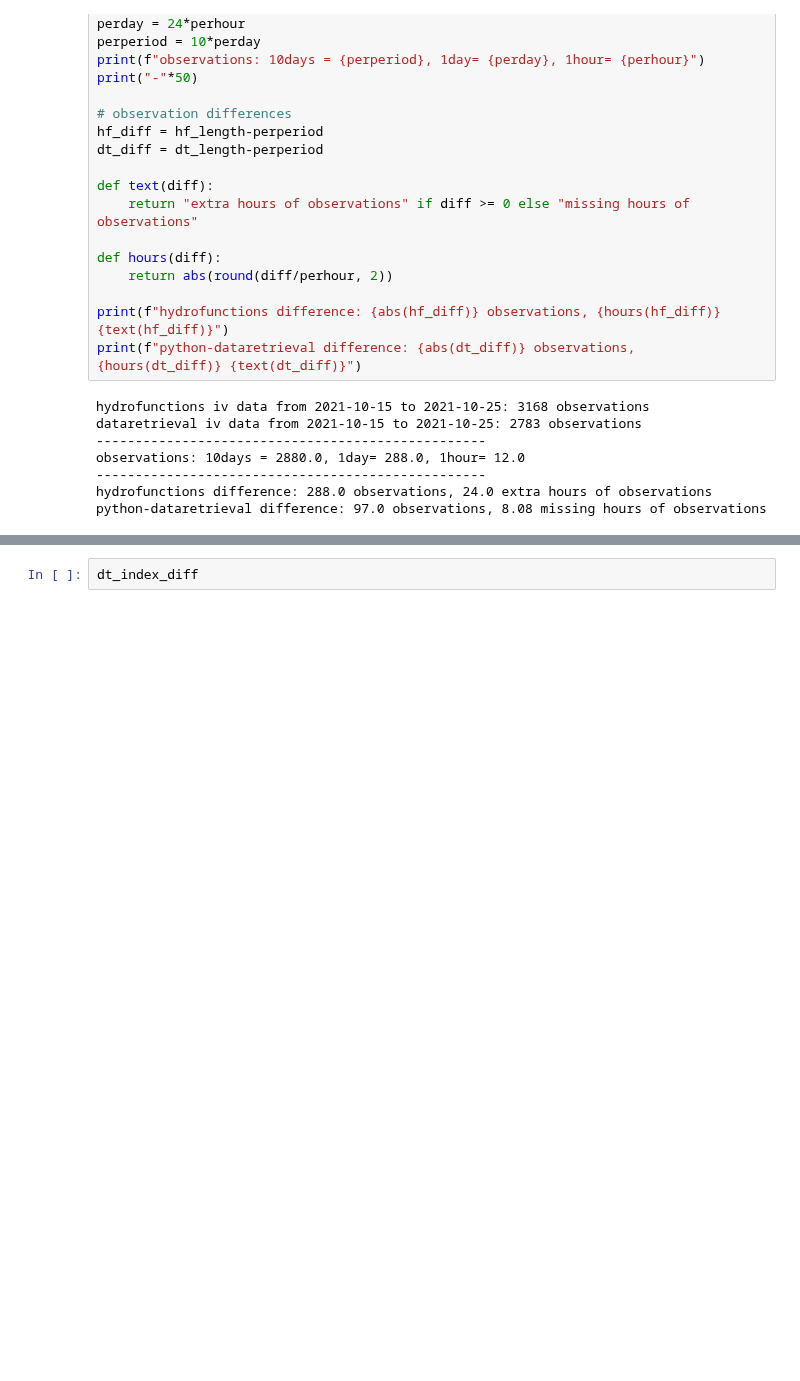
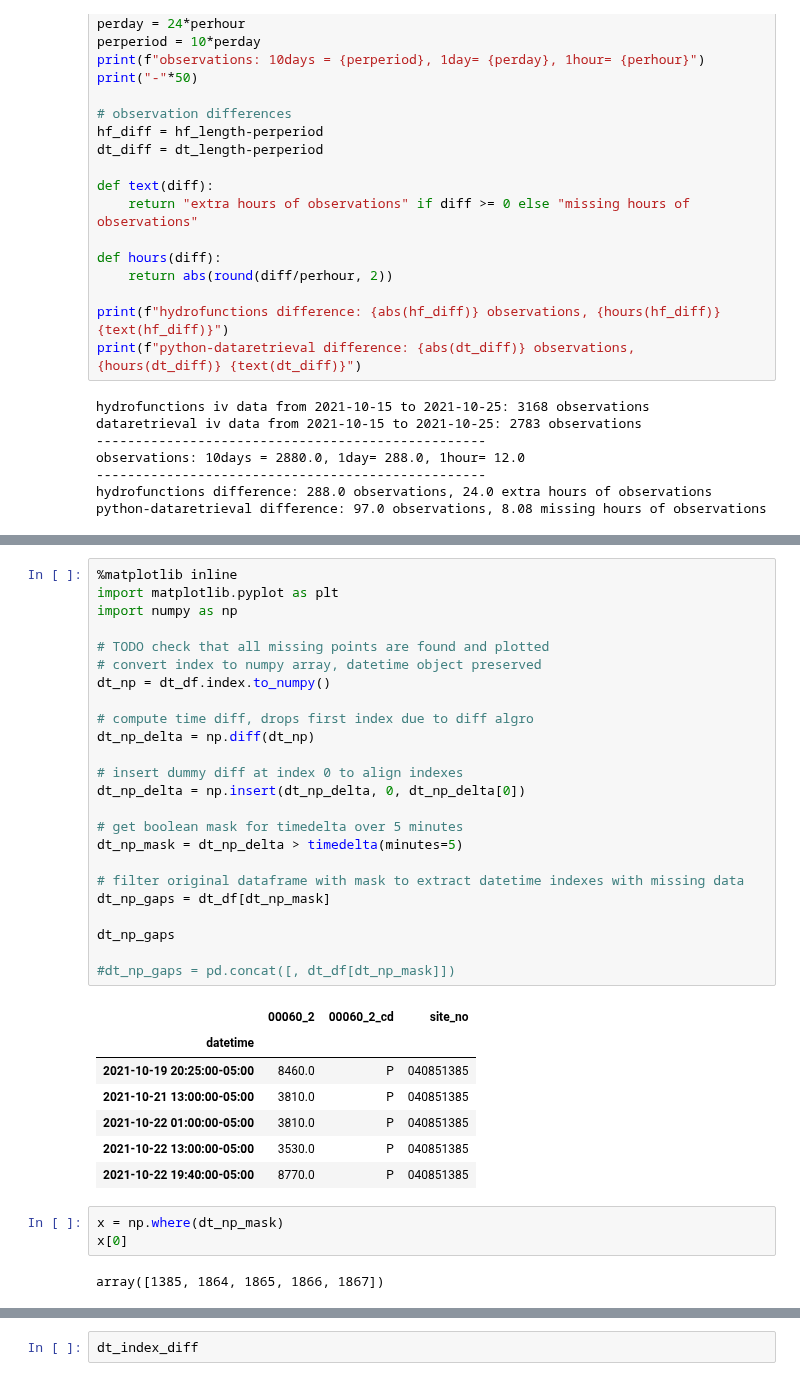
Before and after one commit to mlr07/hydro-tools, a Jupyter notebook: hydro-tools.ipynb, the cells around one changed output, grey strips where cells are left out. Cells and saved outputs as stored; diff of their text form; blank space fills up the shorter version.

Commit message:
trying to add first time gap with numpy

```diff
--- a/hydro-tools.ipynb
+++ b/hydro-tools.ipynb
@@ -250,0 +229,37 @@ plt.show()
+# %%
+%matplotlib inline
+import matplotlib.pyplot as plt
+import numpy as np
+
+# TODO check that all missing points are found and plotted
+# convert index to numpy array, datetime object preserved
+dt_np = dt_df.index.to_numpy()
+
+# compute time diff, drops first index due to diff algro
+dt_np_delta = np.diff(dt_np)
+
+# insert dummy diff at index 0 to align indexes
+dt_np_delta = np.insert(dt_np_delta, 0, dt_np_delta[0])
+
+# get boolean mask for timedelta over 5 minutes
+dt_np_mask = dt_np_delta > timedelta(minutes=5)
+
+# filter original dataframe with mask to extract datetime indexes with missing data
+dt_np_gaps = dt_df[dt_np_mask]
+
+dt_np_gaps
+
+#dt_np_gaps = pd.concat([, dt_df[dt_np_mask]])
+# %% [output]
+|  | 00060_2 | 00060_2_cd | site_no |
+| datetime |  |  |  |
+| 2021-10-19 20:25:00-05:00 | 8460.0 | P | 040851385 |
+| 2021-10-21 13:00:00-05:00 | 3810.0 | P | 040851385 |
+| 2021-10-22 01:00:00-05:00 | 3810.0 | P | 040851385 |
+| 2021-10-22 13:00:00-05:00 | 3530.0 | P | 040851385 |
+| 2021-10-22 19:40:00-05:00 | 8770.0 | P | 040851385 |
+# %%
+x = np.where(dt_np_mask)
+x[0]
+# %% [output]
+array([1385, 1864, 1865, 1866, 1867])
```
Also changed, not shown: parts of 6 cells of this notebook.
